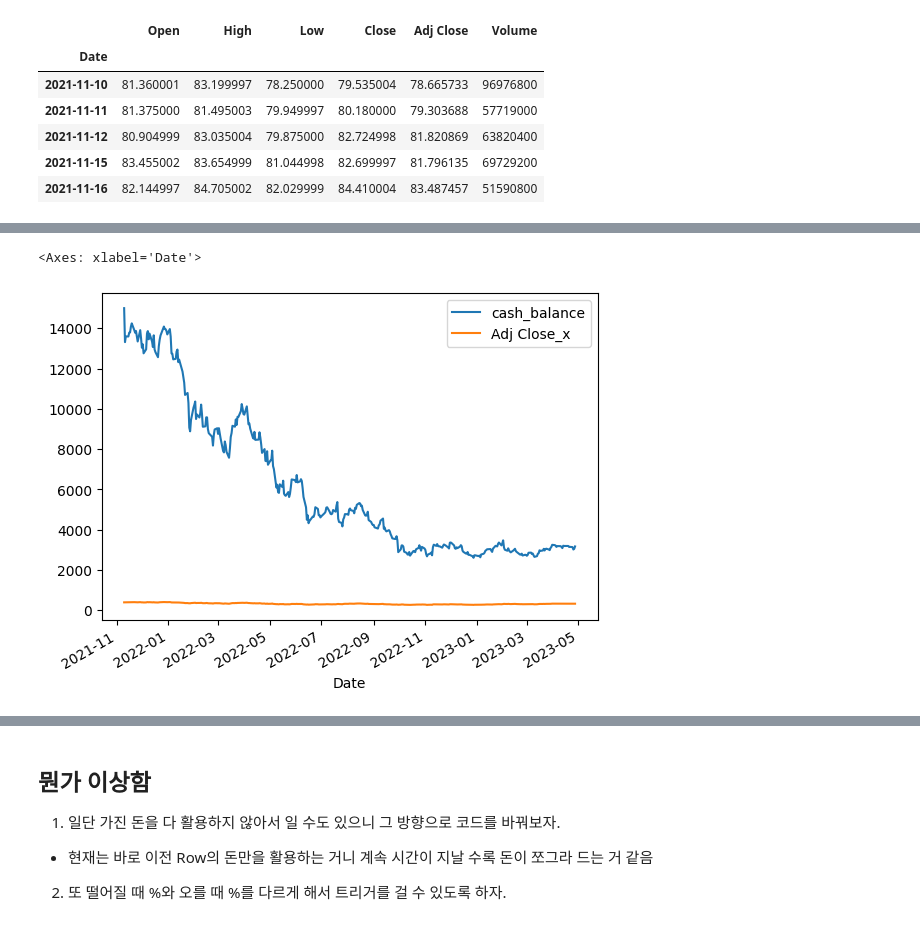
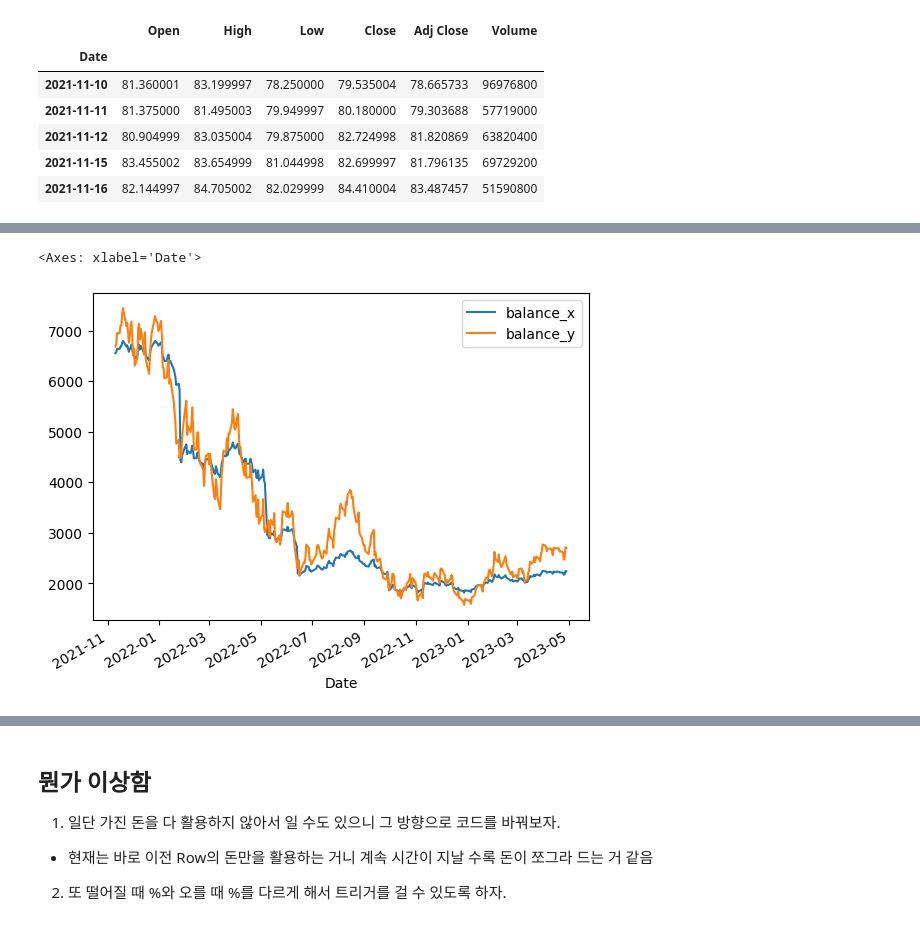
Before and after one commit to nosignal00/researchSpace, a Jupyter notebook: MultiAccountStrategy/backTestingWithChatGPT.ipynb, the cells around one changed output, grey strips where cells are left out. Cells and saved outputs as stored; diff of their text form; code cells hidden in the pictures.

```diff
--- a/MultiAccountStrategy/backTestingWithChatGPT.ipynb
+++ b/MultiAccountStrategy/backTestingWithChatGPT.ipynb
@@ -132,13 +132,13 @@ def cash_balance_closure(initial_cash, name_of_first_row):
           shares_to_buy = prev_shares_to_buy
           signal = prev_signal
 
-          if signal != 0:
+          if signal == 1:
               # Calculate shares to buy for each stock based on previous cash balance
-              stock_prices = row.values[:2]  # exclude the last column ('cash_balance')
+              stock_prices = row.values[:2]  # only stock price columns
               shares_to_buy = calculate_shares_to_buy(stock_prices, prev_cash_balance)
 
           # Calculate the new cash balance based on the shares bought and current stock prices
-          stock_prices = row.values[:2]  # exclude the last column ('cash_balance')
+          stock_prices = row.values[:2]  # only stock price columns
           new_cash_balance = sum(shares_to_buy * stock_prices)
 
           # Update the initial cash balance for the next row
@@ -148,13 +148,13 @@ def cash_balance_closure(initial_cash, name_of_first_row):
 
         else :
           # Set the cash balance to the initial cash balance for the first row
-          stock_prices = row.values[:2]
+          stock_prices = row.values[:2]  # only stock price columns
           new_cash_balance = initial_cash
           prev_shares_to_buy = calculate_shares_to_buy(stock_prices, new_cash_balance)
           prev_signal = row['signal']
 
         # Return the updated cash balance for the current row
-        return new_cash_balance
+        return pd.Series([new_cash_balance, prev_shares_to_buy])
 
     # Return the inner function
     return cash_balance_apply
@@ -185,7 +185,7 @@ basePriceDf.tail(10)
 # %%
 initial_cash_balance = 15000
 cash_balance_apply = cash_balance_closure(initial_cash_balance,basePriceDf.index[0])
-basePriceDf['cash_balance'] = basePriceDf.apply(cash_balance_apply, axis=1)
+basePriceDf[['cash_balance','shares_to_buy']] = basePriceDf.apply(cash_balance_apply, axis=1)
 # %%
 basePriceDf.head(10)
 # %% [output]
@@ -203,0 +204,5 @@ basePriceDf.head(10)
+# %%
+def row_product(row):
+    return pd.Series([row['Adj Close_x'] * row['shares_to_buy'][0] , row['Adj Close_y'] * row['shares_to_buy'][1]])
+# %%
+basePriceDf[['balance_x','balance_y']] = basePriceDf.apply(row_product, axis=1)
@@ -204,8 +224,8 @@ basePriceDf.head(10)
 # %%
-basePriceDf.plot(y=['cash_balance', 'Adj Close_x'], kind='line')
+basePriceDf.plot(y=['balance_x', 'balance_y'], kind='line')
 # %% [output]
 <Axes: xlabel='Date'>
-[figure, old version]
+[figure, new version]
 # %%
 # create a line chart with two y-axes
 ax = basePriceDf.plot(y='Adj Close_x', color='red', kind='line', label='Y1-axis')
```
Also changed, not shown: parts of 10 cells of this notebook.
